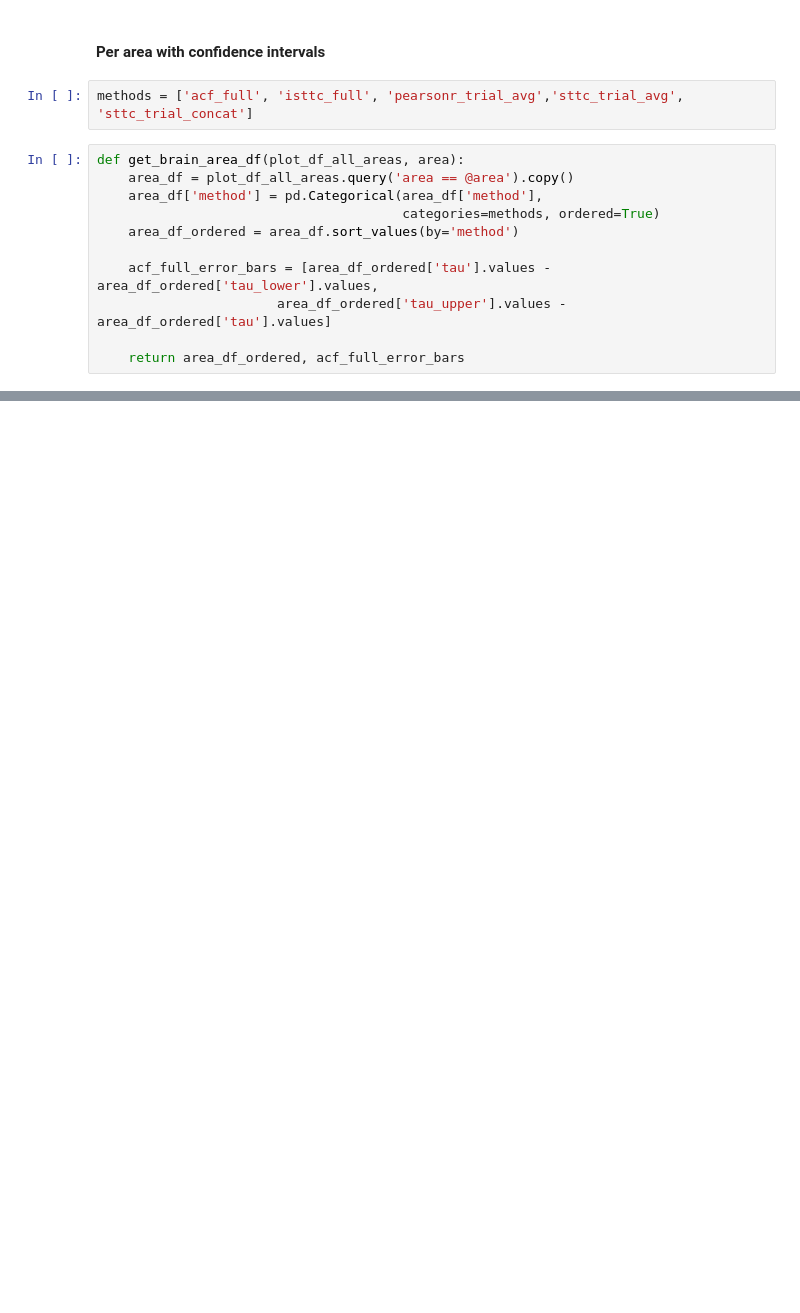
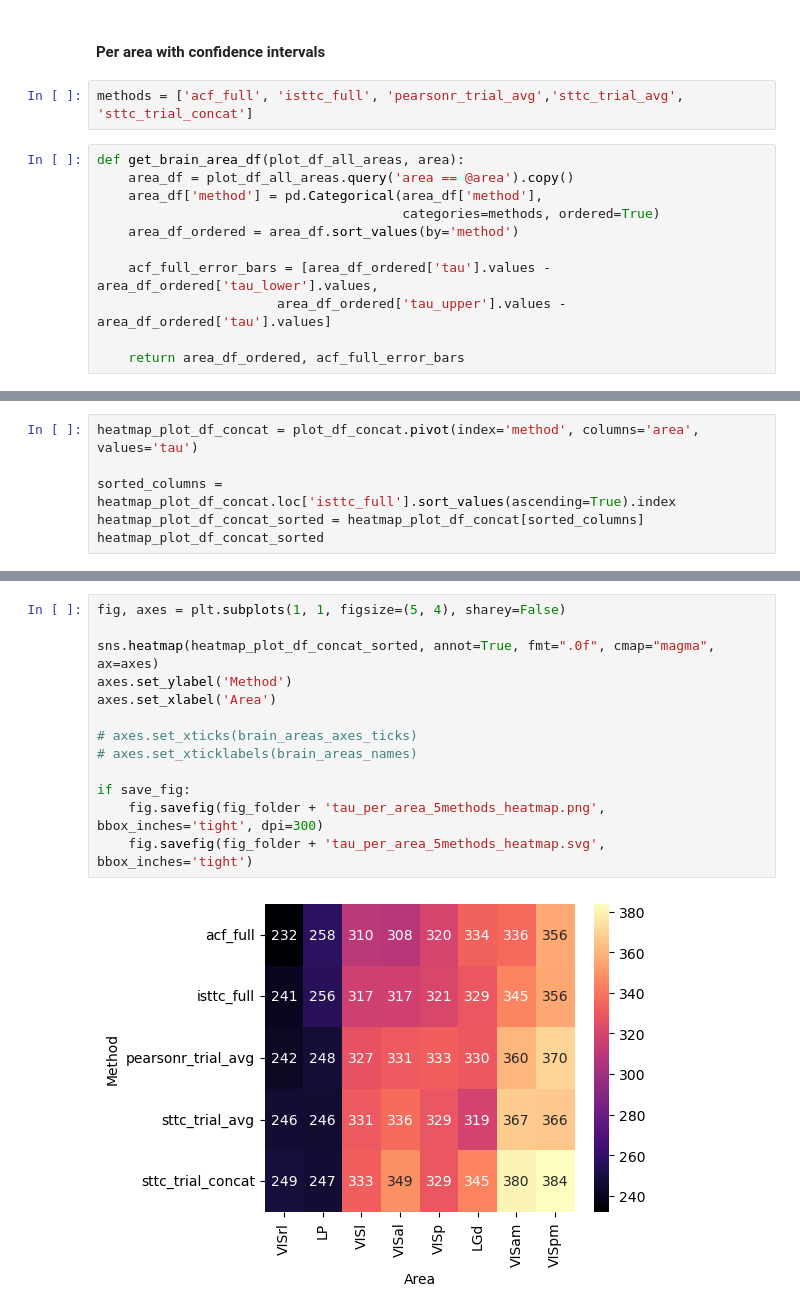
Before and after one commit to iinnpp/isttc, a Jupyter notebook: notebooks/mice/calculate_and_plot_tau_per_area.ipynb, the cells around one changed output, grey strips where cells are left out. Drawn from its saved outputs; the diff is of its cells as text; blank space fills up the shorter version.

```diff
--- a/notebooks/mice/calculate_and_plot_tau_per_area.ipynb
+++ b/notebooks/mice/calculate_and_plot_tau_per_area.ipynb
@@ -519,0 +454,6 @@ if save_fig:
+# %%
+heatmap_plot_df_concat = plot_df_concat.pivot(index='method', columns='area', values='tau')
+
+sorted_columns = heatmap_plot_df_concat.loc['isttc_full'].sort_values(ascending=True).index
+heatmap_plot_df_concat_sorted = heatmap_plot_df_concat[sorted_columns]
+heatmap_plot_df_concat_sorted
@@ -519,0 +468,15 @@ if save_fig:
+# %%
+fig, axes = plt.subplots(1, 1, figsize=(5, 4), sharey=False)
+
+sns.heatmap(heatmap_plot_df_concat_sorted, annot=True, fmt=".0f", cmap="magma", ax=axes)
+axes.set_ylabel('Method')
+axes.set_xlabel('Area')
+
+# axes.set_xticks(brain_areas_axes_ticks)
+# axes.set_xticklabels(brain_areas_names)
+
+if save_fig:
+    fig.savefig(fig_folder + 'tau_per_area_5methods_heatmap.png', bbox_inches='tight', dpi=300)
+    fig.savefig(fig_folder + 'tau_per_area_5methods_heatmap.svg', bbox_inches='tight')
+# %% [output]
+[figure, added]
```
Also changed, not shown: parts of 34 cells of this notebook, 7 other files.
